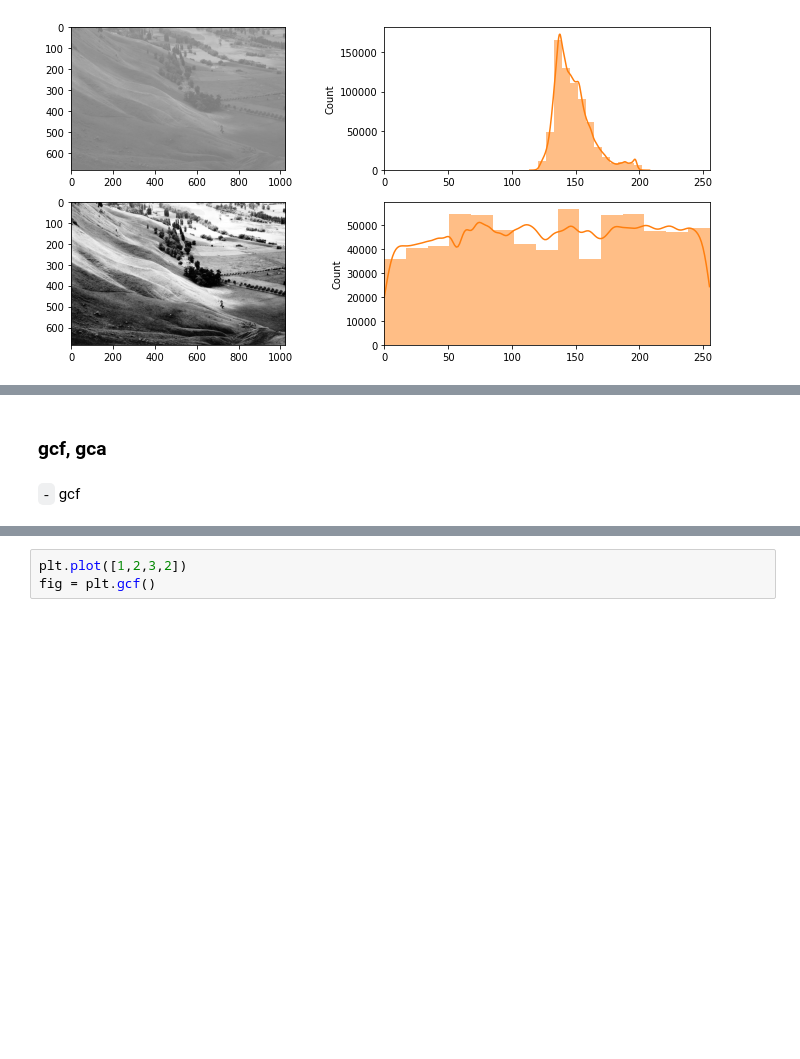
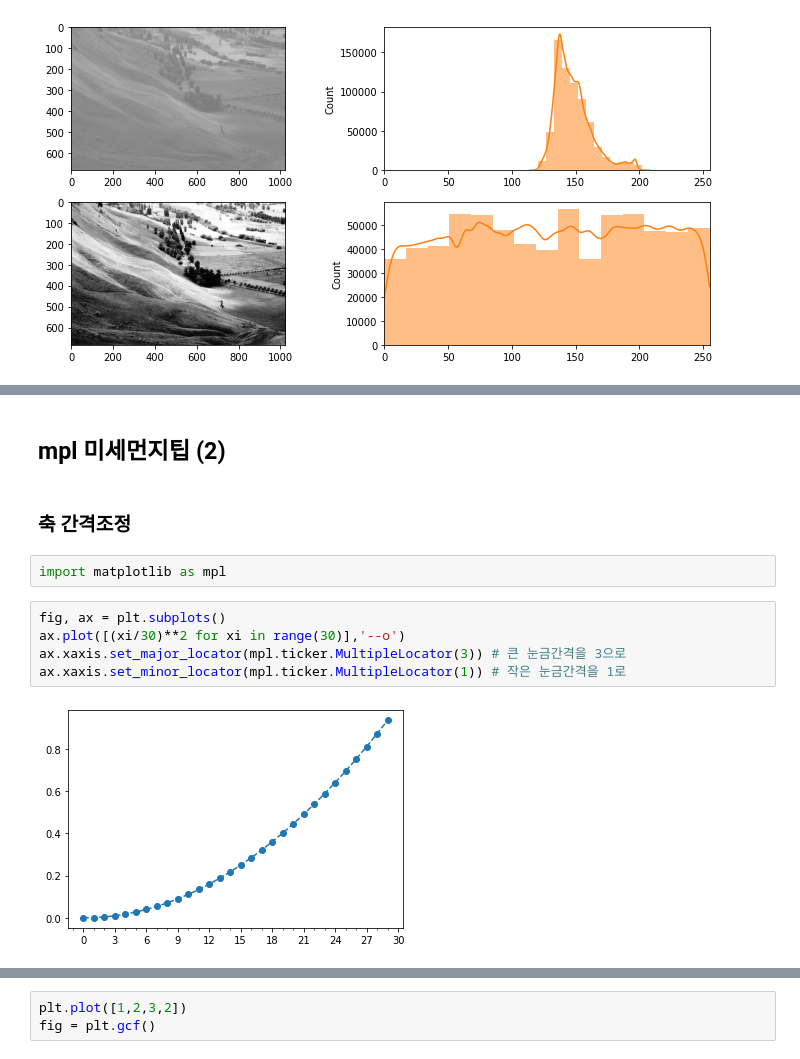
Before and after one commit to guebin/DV2022_backup, a Jupyter notebook: _notebooks/2022-10-03-(5주차) draft.ipynb, the cells around one changed output, grey strips where cells are left out. Drawn from its saved outputs; the diff is of its cells as text; blank space fills up the shorter version.

```diff
--- a/_notebooks/2022-10-03-(5주차) draft.ipynb
+++ b/_notebooks/2022-10-03-(5주차) draft.ipynb
@@ -235,4 +197,13 @@ plt.legend()
-# %% [markdown]
-### gcf, gca
-# %% [markdown]
-`-` gcf
+# %% [markdown]
+## mpl 미세먼지팁 (2)
+# %% [markdown]
+### 축 간격조정
+# %%
+import matplotlib as mpl
+# %%
+fig, ax = plt.subplots()
+ax.plot([(xi/30)**2 for xi in range(30)],'--o')
+ax.xaxis.set_major_locator(mpl.ticker.MultipleLocator(3)) # 큰 눈금간격을 3으로
+ax.xaxis.set_minor_locator(mpl.ticker.MultipleLocator(1)) # 작은 눈금간격을 1로
+# %% [output]
+[figure, added]
```
Also changed, not shown: parts of 56 cells of this notebook, 1 other file.
